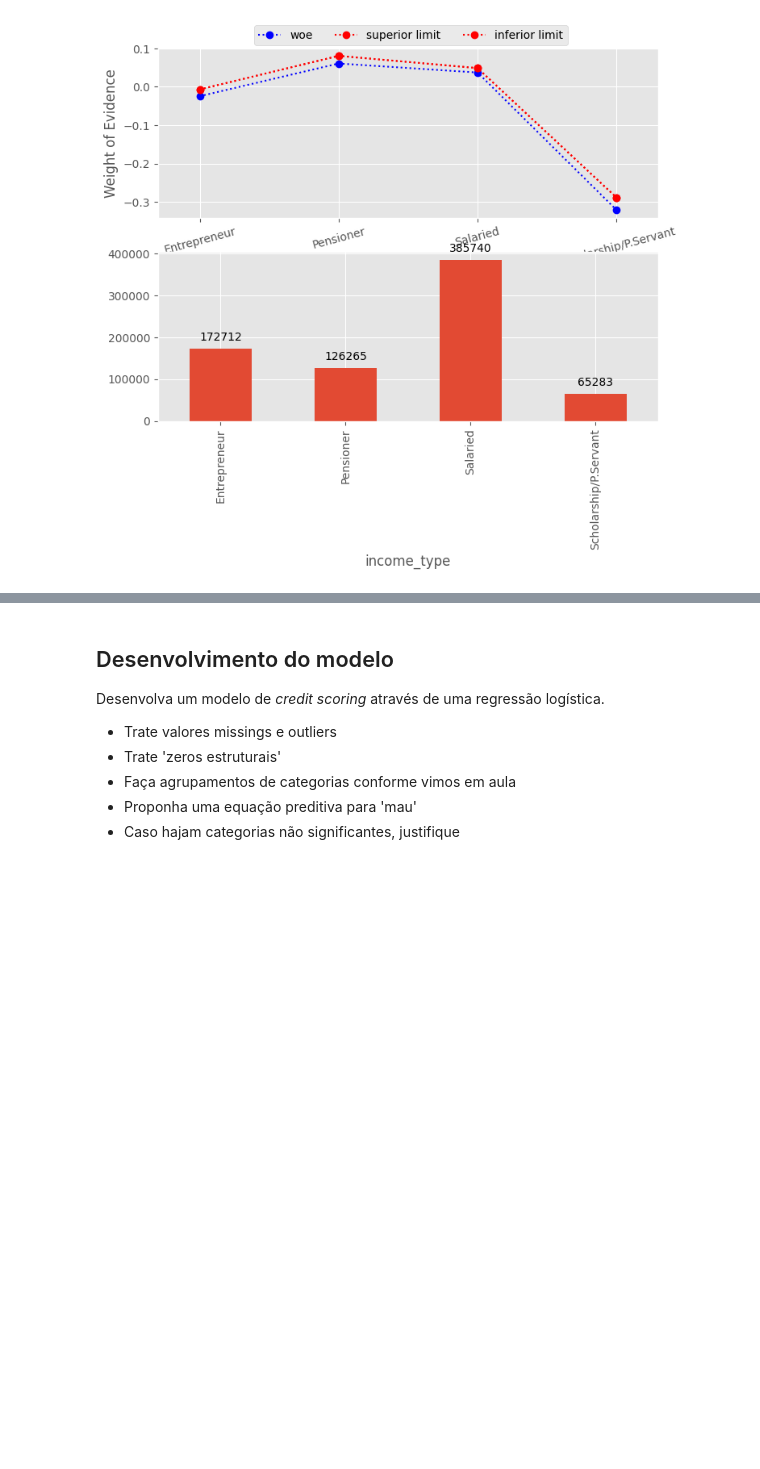
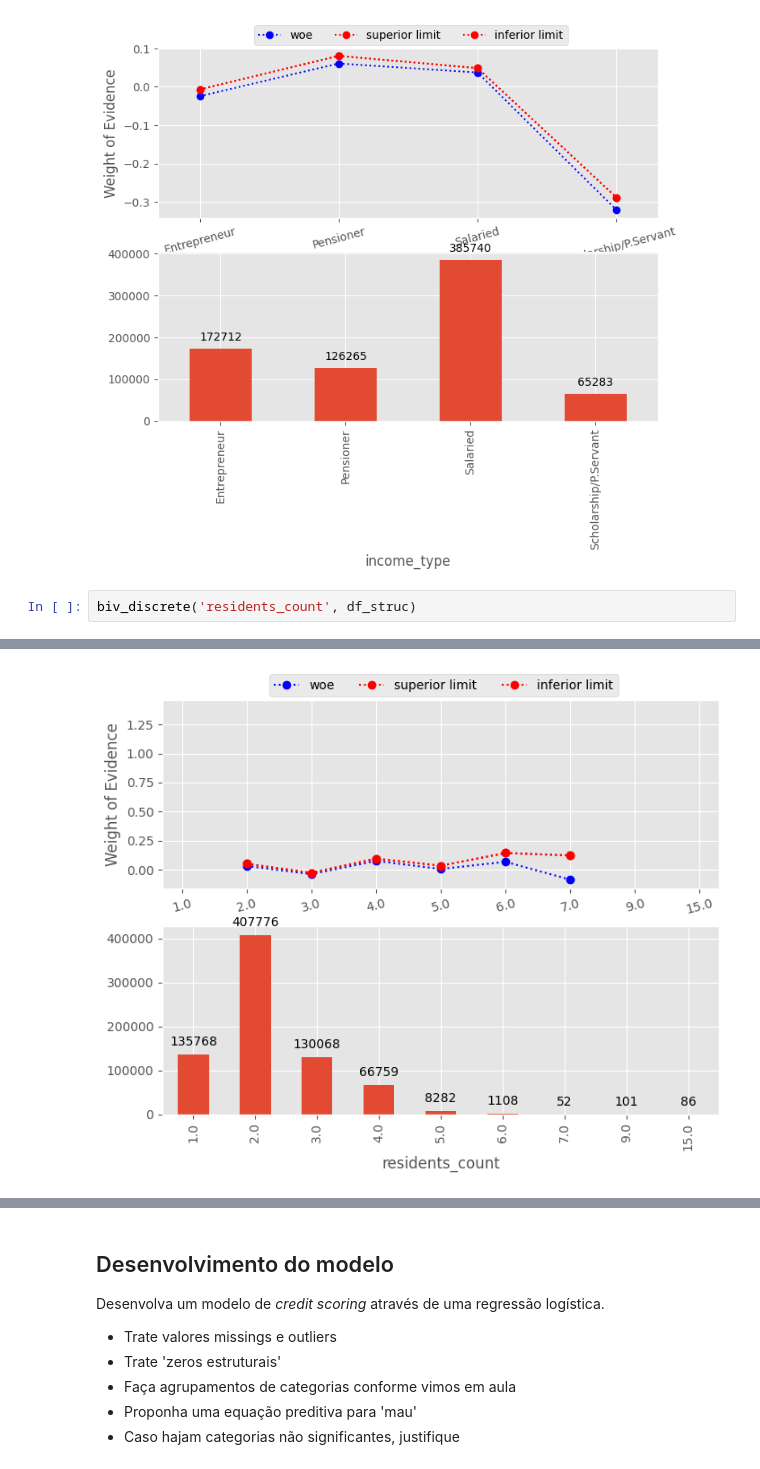
Before and after one commit to PedroHang/Credit-Scoring-Project, a Jupyter notebook: credit_scoring_original.ipynb, the cells around one changed output, grey strips where cells are left out. Drawn from its saved outputs; the diff is of its cells as text; blank space fills up the shorter version.

```diff
--- a/credit_scoring_original.ipynb
+++ b/credit_scoring_original.ipynb
@@ -965,3 +967,6 @@ biv_discrete('income_type', df_struc)
 | Salaried | 354527 | 31213 | 0.080917 | Salaried | 385740 | 0.000439 | 0.081778 | 0.081778 | ... |
 | Scholarship/P.Servant | 61497 | 3786 | 0.057994 | Scholarship/P.Servant | 65283 | 0.000915 | 0.059787 | 0.059787 | ... |
 [figure]
+# %%
+biv_discrete('residents_count', df_struc)
+# %% [output]
@@ -967,0 +984 @@ biv_discrete('income_type', df_struc)
+[figure, added]
```
Also changed, not shown: parts of 12 cells of this notebook.
